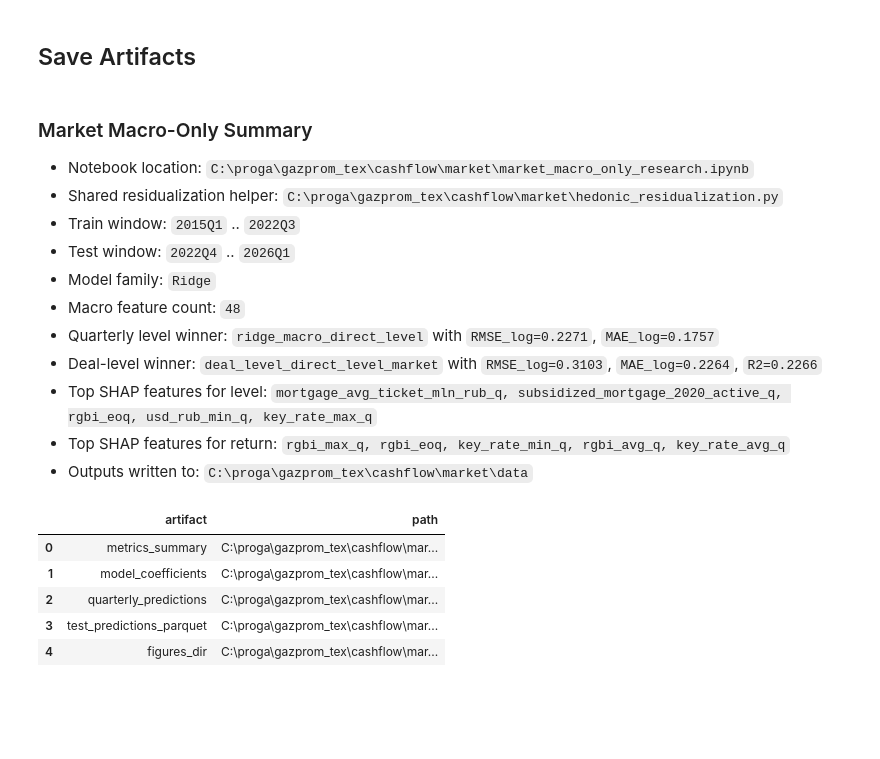
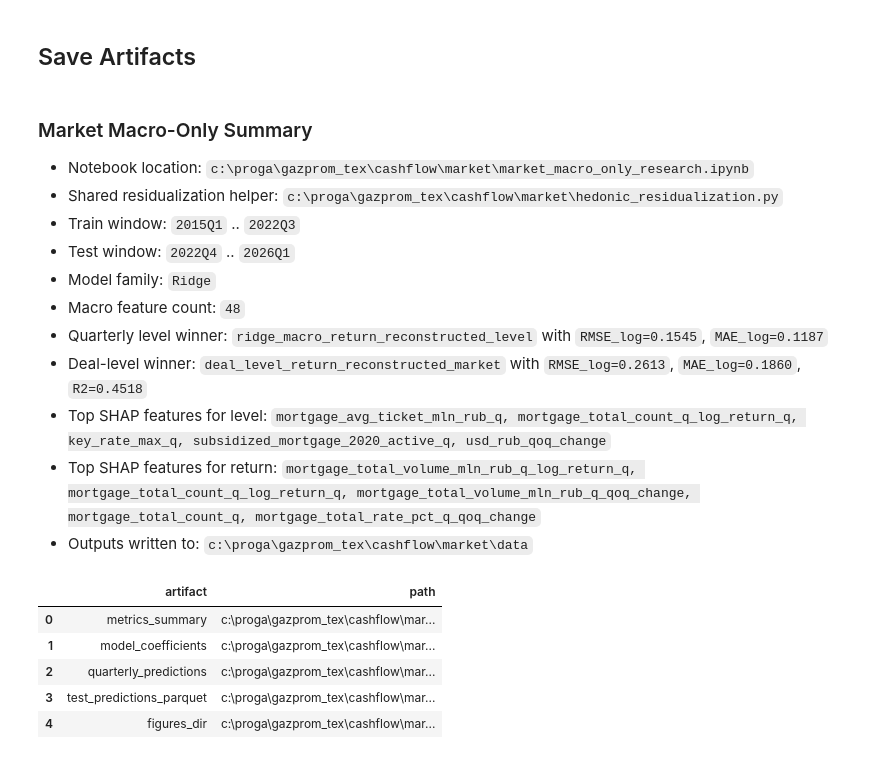
Before and after one commit to Mr-Nick14/innpractice, a Jupyter notebook: market/market_macro_only_research.ipynb, the cells around one changed output. Saved outputs shown, nothing was run; the diff lists cells and outputs as text; code cells hidden in the pictures; blank space fills up the shorter version.

```diff
--- a/market/market_macro_only_research.ipynb
+++ b/market/market_macro_only_research.ipynb
@@ -20,14 +20,20 @@ import matplotlib.pyplot as plt
 import numpy as np
 import pandas as pd
 import seaborn as sns
-import shap
 from IPython.display import Image, Markdown, display
 from sklearn.impute import SimpleImputer
 from sklearn.linear_model import RidgeCV
 from sklearn.metrics import mean_absolute_error, mean_squared_error, r2_score
 from sklearn.model_selection import TimeSeriesSplit
 from sklearn.pipeline import Pipeline
-from sklearn.preprocessing import StandardScaler
+
+try:
+    import shap
+    HAS_SHAP = True
+except ImportError:
+    shap = None
+    HAS_SHAP = False
+    print('[warn] shap not installed; SHAP outputs will be skipped')
 
 pd.set_option('display.max_columns', 200)
 pd.set_option('display.width', 220)
@@ -320,17 +375,19 @@ level_test_mask = quarter_panel['is_test']
 ret_train_mask = quarter_panel['is_train'] & quarter_panel['market_log_ret_q'].notna()
 ret_test_mask = quarter_panel['is_test'] & quarter_panel['market_log_ret_q'].notna()
 
+quarter_panel_model = transform_feature_frame(quarter_panel[SELECTED_MACRO_FEATURES])
+
 level_model = fit_ridge_pipeline(
-    quarter_panel.loc[level_train_mask, SELECTED_MACRO_FEATURES],
+    quarter_panel_model.loc[level_train_mask],
     quarter_panel.loc[level_train_mask, 'market_log_level_q'],
 )
 return_model = fit_ridge_pipeline(
-    quarter_panel.loc[ret_train_mask, SELECTED_MACRO_FEATURES],
+    quarter_panel_model.loc[ret_train_mask],
     quarter_panel.loc[ret_train_mask, 'market_log_ret_q'],
 )
 
-quarter_panel['pred_market_log_level_direct'] = level_model.predict(quarter_panel[SELECTED_MACRO_FEATURES])
-quarter_panel['pred_market_log_ret'] = return_model.predict(quarter_panel[SELECTED_MACRO_FEATURES])
+quarter_panel['pred_market_log_level_direct'] = level_model.predict(quarter_panel_model)
+quarter_panel['pred_market_log_ret'] = return_model.predict(quarter_panel_model)
 
 quarter_panel['pred_market_log_level_from_ret'] = np.nan
 last_train_idx = quarter_panel.index[quarter_panel['is_train']].max()
@@ -558,47 +633,49 @@ deals.loc[deals['is_test']].to_parquet(deal_parquet_path, index=False)
 
 best_quarter_model = quarter_metrics.loc[quarter_metrics['scope'].eq('quarterly_level_test')].sort_values(['RMSE_log', 'MAE_log']).iloc[0]
 best_deal_model = deal_metrics.sort_values(['RMSE_log', 'MAE_log']).iloc[0]
+level_top_shap = ', '.join(level_shap_importance.head(5)['feature'].tolist()) if len(level_shap_importance) > 0 else 'SHAP unavailable'
+return_top_shap = ', '.join(return_shap_importance.head(5)['feature'].tolist()) if len(return_shap_importance) > 0 else 'SHAP unavailable'
 
 summary_markdown = f'''### Market Macro-Only Summary
 
 - Notebook location: `{BASE_DIR / 'market_macro_only_research.ipynb'}`
 - Shared residualization helper: `{BASE_DIR / 'hedonic_residualization.py'}`
 - Train window: `{train_quarters[0]}` .. `{train_quarters[-1]}`
 - Test window: `{test_quarters[0]}` .. `{test_quarters[-1]}`
 - Model family: `Ridge`
 - Macro feature count: `{len(SELECTED_MACRO_FEATURES)}`
 - Quarterly level winner: `{best_quarter_model['model']}` with `RMSE_log={best_quarter_model['RMSE_log']:.4f}`, `MAE_log={best_quarter_model['MAE_log']:.4f}`
 - Deal-level winner: `{best_deal_model['model']}` with `RMSE_log={best_deal_model['RMSE_log']:.4f}`, `MAE_log={best_deal_model['MAE_log']:.4f}`, `R2={best_deal_model['R2']:.4f}`
-- Top SHAP features for level: `{', '.join(level_shap_importance.head(5)['feature'].tolist())}`
-- Top SHAP features for return: `{', '.join(return_shap_importance.head(5)['feature'].tolist())}`
+- Top SHAP features for level: `{level_top_shap}`
+- Top SHAP features for return: `{return_top_shap}`
 - Outputs written to: `{OUTPUT_DIR}`
 '''.strip()
 
 display(Markdown(summary_markdown))
 display(pd.DataFrame([
     {'artifact': 'metrics_summary', 'path': str(metrics_path)},
     {'artifact': 'model_coefficients', 'path': str(coef_path)},
     {'artifact': 'quarterly_predictions', 'path': str(quarter_path)},
     {'artifact': 'test_predictions_parquet', 'path': str(deal_parquet_path)},
     {'artifact': 'figures_dir', 'path': str(FIGURES_DIR)},
 ]))
 # %% [output]
 ### Market Macro-Only Summary
 
-- Notebook location: `C:\proga\gazprom_tex\cashflow\market\market_macro_only_research.ipynb`
-- Shared residualization helper: `C:\proga\gazprom_tex\cashflow\market\hedonic_residualization.py`
+- Notebook location: `c:\proga\gazprom_tex\cashflow\market\market_macro_only_research.ipynb`
+- Shared residualization helper: `c:\proga\gazprom_tex\cashflow\market\hedonic_residualization.py`
 - Train window: `2015Q1` .. `2022Q3`
 - Test window: `2022Q4` .. `2026Q1`
 - Model family: `Ridge`
 - Macro feature count: `48`
-- Quarterly level winner: `ridge_macro_direct_level` with `RMSE_log=0.2271`, `MAE_log=0.1757`
-- Deal-level winner: `deal_level_direct_level_market` with `RMSE_log=0.3103`, `MAE_log=0.2264`, `R2=0.2266`
-- Top SHAP features for level: `mortgage_avg_ticket_mln_rub_q, subsidized_mortgage_2020_active_q, rgbi_eoq, usd_rub_min_q, key_rate_max_q`
-- Top SHAP features for return: `rgbi_max_q, rgbi_eoq, key_rate_min_q, rgbi_avg_q, key_rate_avg_q`
-- Outputs written to: `C:\proga\gazprom_tex\cashflow\market\data`
+- Quarterly level winner: `ridge_macro_return_reconstructed_level` with `RMSE_log=0.1545`, `MAE_log=0.1187`
+- Deal-level winner: `deal_level_return_reconstructed_market` with `RMSE_log=0.2613`, `MAE_log=0.1860`, `R2=0.4518`
+- Top SHAP features for level: `mortgage_avg_ticket_mln_rub_q, mortgage_total_count_q_log_return_q, key_rate_max_q, subsidized_mortgage_2020_active_q, usd_rub_qoq_change`
+- Top SHAP features for return: `mortgage_total_volume_mln_rub_q_log_return_q, mortgage_total_count_q_log_return_q, mortgage_total_volume_mln_rub_q_qoq_change, mortgage_total_count_q, mortgage_total_rate_pct_q_qoq_change`
+- Outputs written to: `c:\proga\gazprom_tex\cashflow\market\data`
 |  | artifact | path |
-| 0 | metrics_summary | C:\proga\gazprom_tex\cashflow\mar... |
-| 1 | model_coefficients | C:\proga\gazprom_tex\cashflow\mar... |
-| 2 | quarterly_predictions | C:\proga\gazprom_tex\cashflow\mar... |
-| 3 | test_predictions_parquet | C:\proga\gazprom_tex\cashflow\mar... |
-| 4 | figures_dir | C:\proga\gazprom_tex\cashflow\mar... |
+| 0 | metrics_summary | c:\proga\gazprom_tex\cashflow\mar... |
+| 1 | model_coefficients | c:\proga\gazprom_tex\cashflow\mar... |
+| 2 | quarterly_predictions | c:\proga\gazprom_tex\cashflow\mar... |
+| 3 | test_predictions_parquet | c:\proga\gazprom_tex\cashflow\mar... |
+| 4 | figures_dir | c:\proga\gazprom_tex\cashflow\mar... |
```
Also changed, not shown: parts of 6 cells of this notebook, 20 other files.
